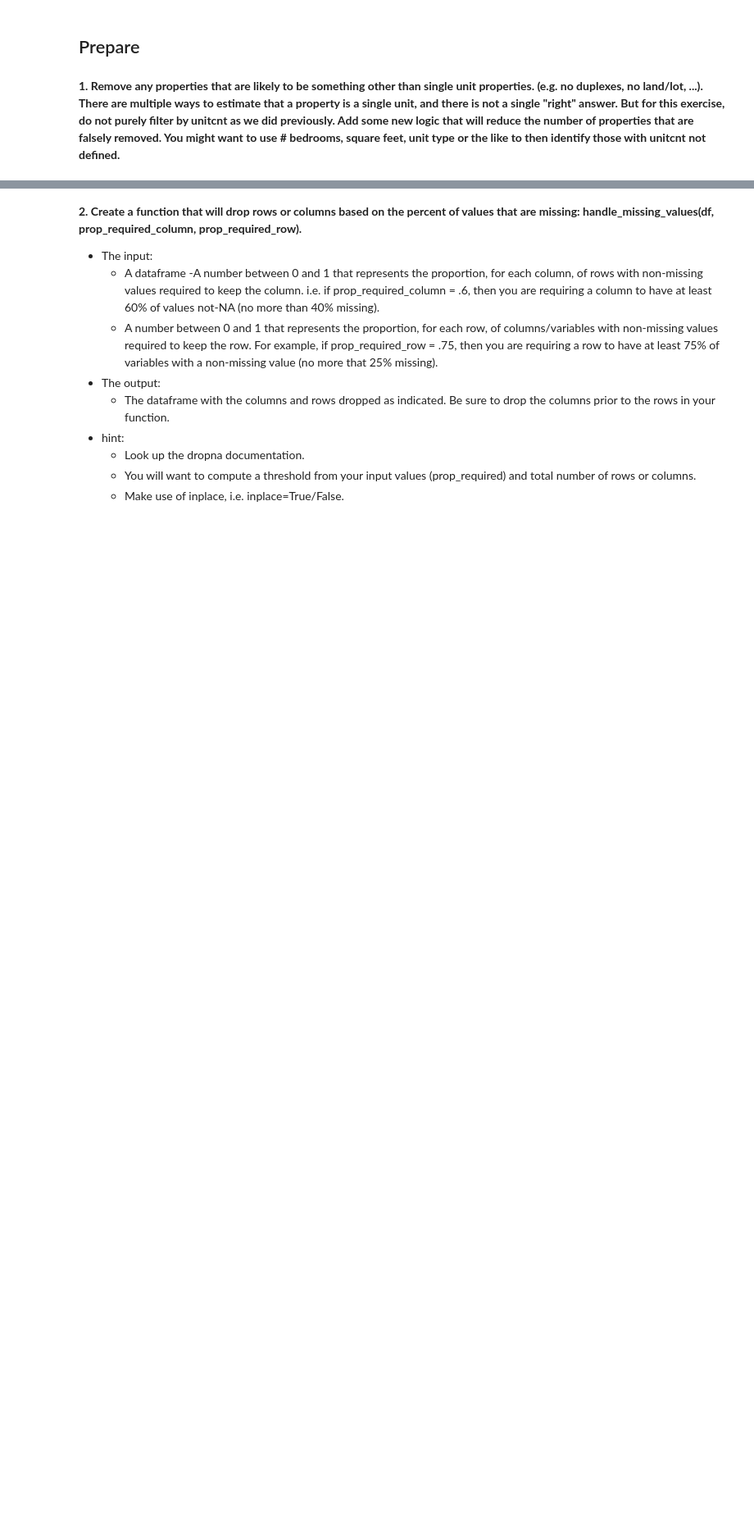
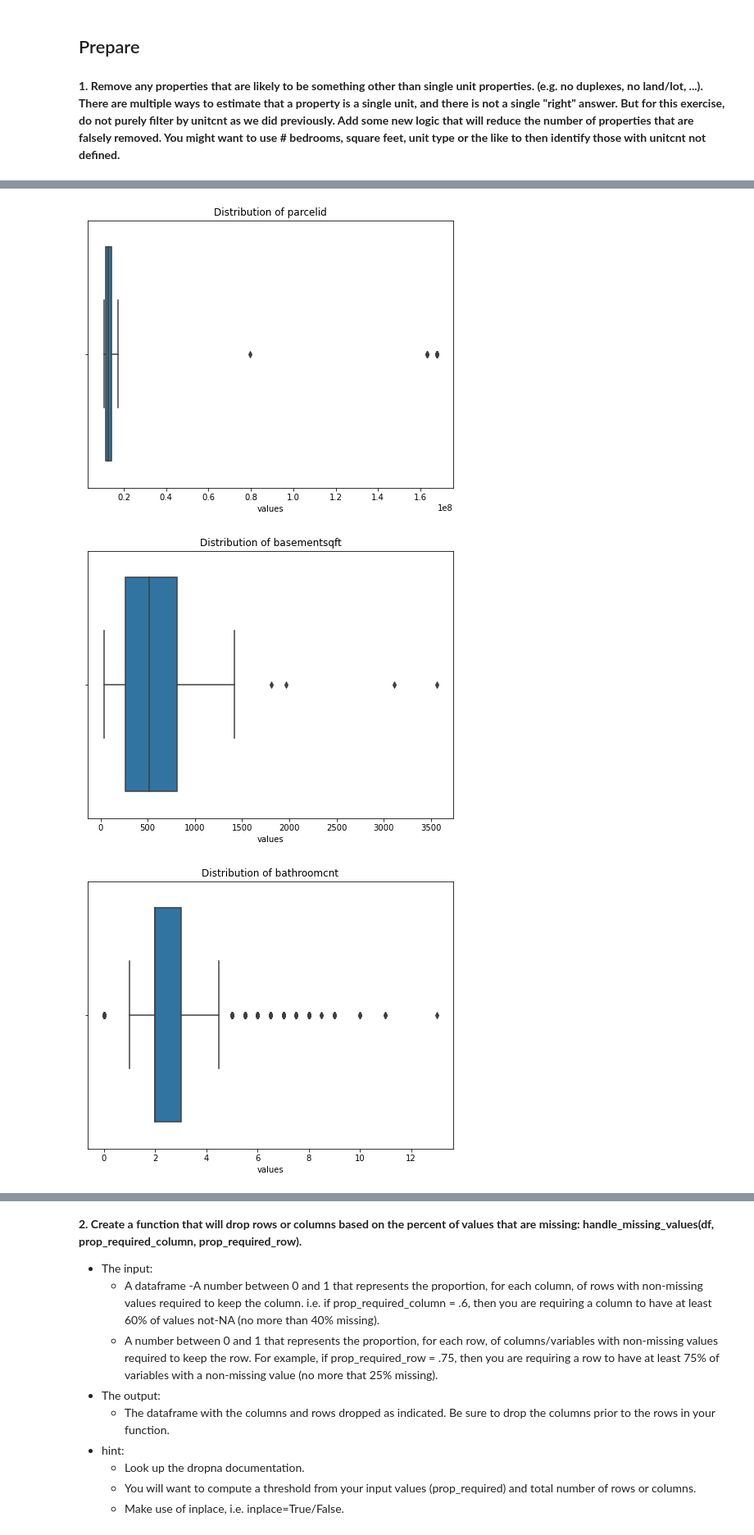
Before and after one commit to cindyvillanuevads/clustering-exercises, a Jupyter notebook: data_wrangling_exercises.ipynb, the cells around one changed output, grey strips where cells are left out. Shown: that part at 82% size. Drawn from its saved outputs; the diff is of its cells as text; code cells hidden in the pictures; blank space fills up the shorter version.

```diff
--- a/data_wrangling_exercises.ipynb
+++ b/data_wrangling_exercises.ipynb
@@ -172,6 +391,6 @@ df1.propertylandusedesc.value_counts()
 # %%
-#this list has all types of single unit properties
-single= ['Single Family Residential',' Mobile Home' , 'Townhouse '  ]
+#this list has all types of single unit properties that I want to use
+single= ['Single Family Residential',' Mobile Home' , 'Townhouse ', 'Manufactured, Modular, Prefabricated Homes'  ]
 # %%
 #use isin() to  get the all the properties of this type
 df1['propertylandusedesc'].isin(single).head()
@@ -200,0 +457,6 @@ df_single['unitcnt'].isna().sum()
+# %%
+p.distribution_boxplot(df_single)
+# %% [output]
+[figure, added]
+[figure, added]
+[figure, added]
```
Also changed, not shown: parts of 159 cells of this notebook.
